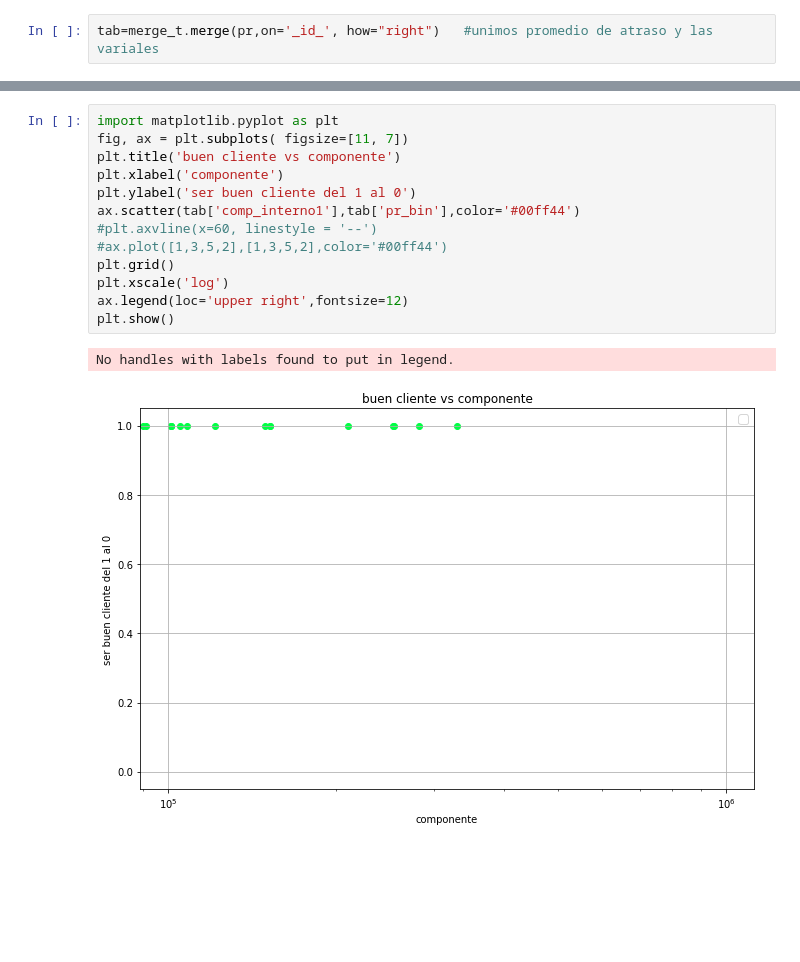
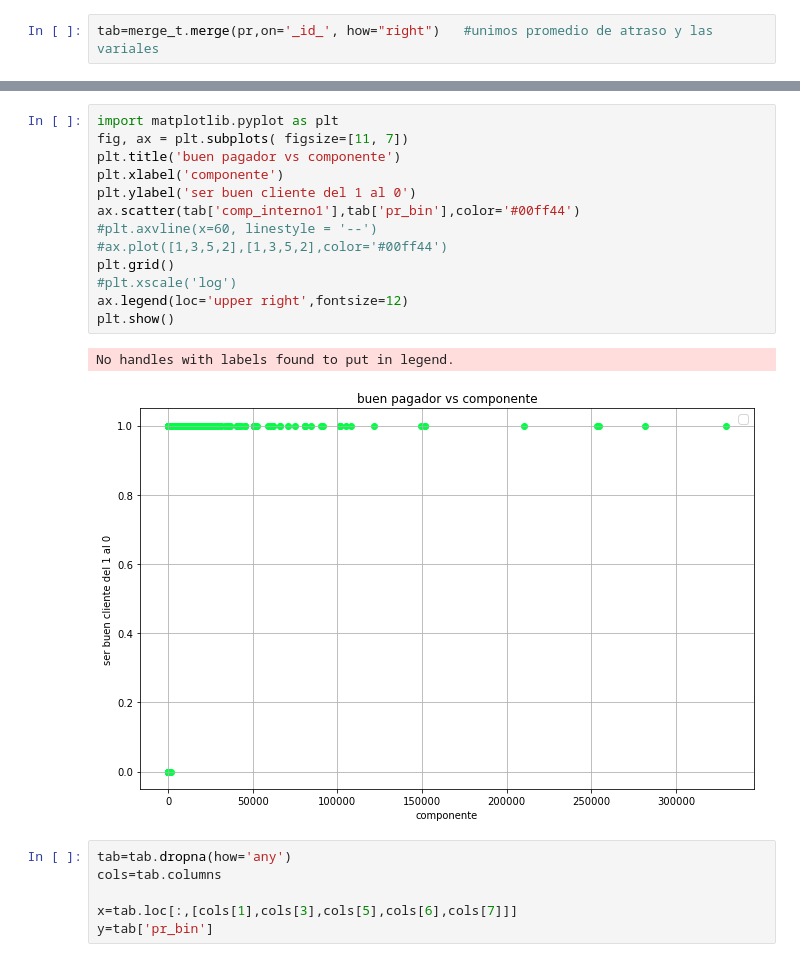
Before and after one commit to aldairconde/Seminario-E1, a Jupyter notebook: Tarea 1 SE.ipynb, the cells around one changed output, grey strips where cells are left out. Cells and saved outputs as stored; diff of their text form; blank space fills up the shorter version.

```diff
--- a/Tarea 1 SE.ipynb
+++ b/Tarea 1 SE.ipynb
@@ -102,16 +102,22 @@ tab.head()
 # %%
 import matplotlib.pyplot as plt
 fig, ax = plt.subplots( figsize=[11, 7])
-plt.title('buen cliente vs componente')
+plt.title('buen pagador vs componente')
 plt.xlabel('componente')
 plt.ylabel('ser buen cliente del 1 al 0')
 ax.scatter(tab['comp_interno1'],tab['pr_bin'],color='#00ff44')
 #plt.axvline(x=60, linestyle = '--')
 #ax.plot([1,3,5,2],[1,3,5,2],color='#00ff44')
 plt.grid()
-plt.xscale('log')
+#plt.xscale('log')
 ax.legend(loc='upper right',fontsize=12)
 plt.show()
 # %% [output]
 No handles with labels found to put in legend.
-[figure, old version]
+[figure, new version]
+# %%
+tab=tab.dropna(how='any')
+cols=tab.columns
+
+x=tab.loc[:,[cols[1],cols[3],cols[5],cols[6],cols[7]]]
+y=tab['pr_bin']
```
Also changed, not shown: parts of 7 cells of this notebook.
